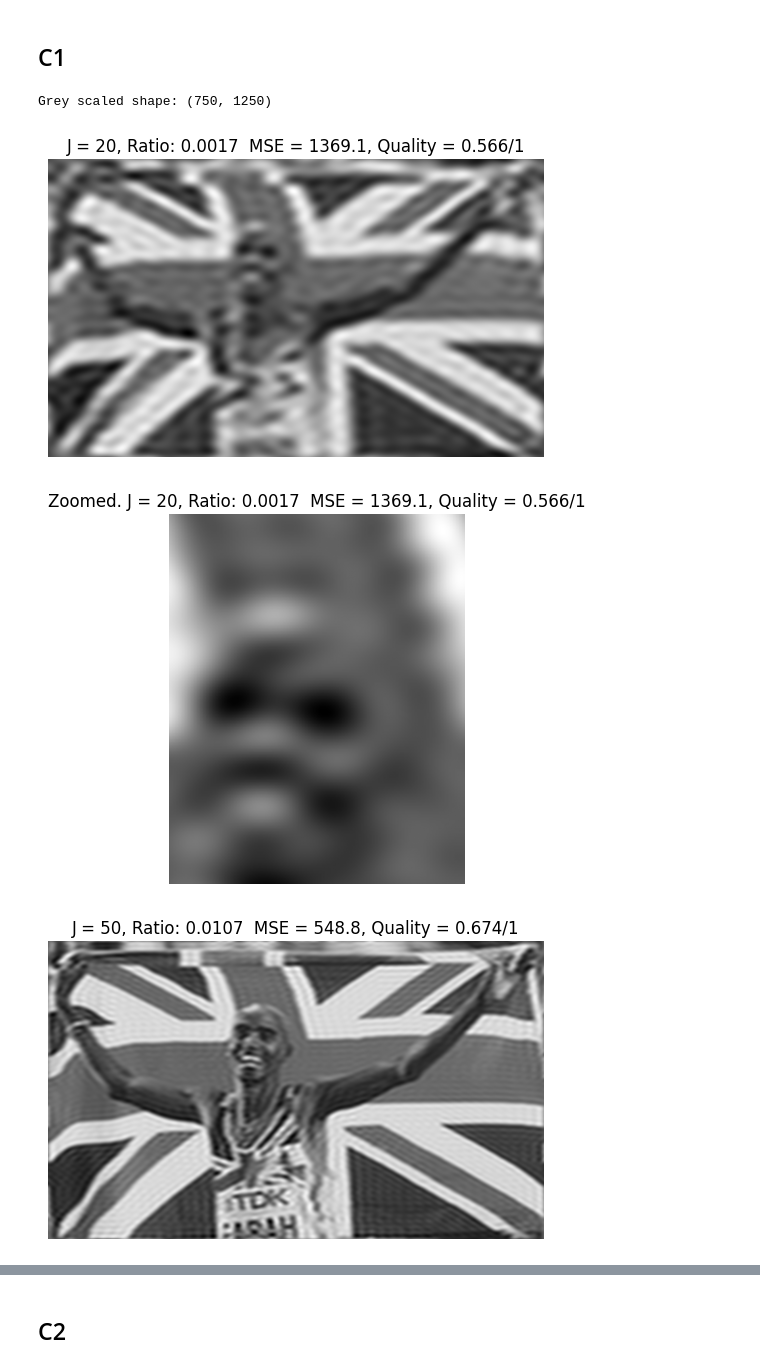
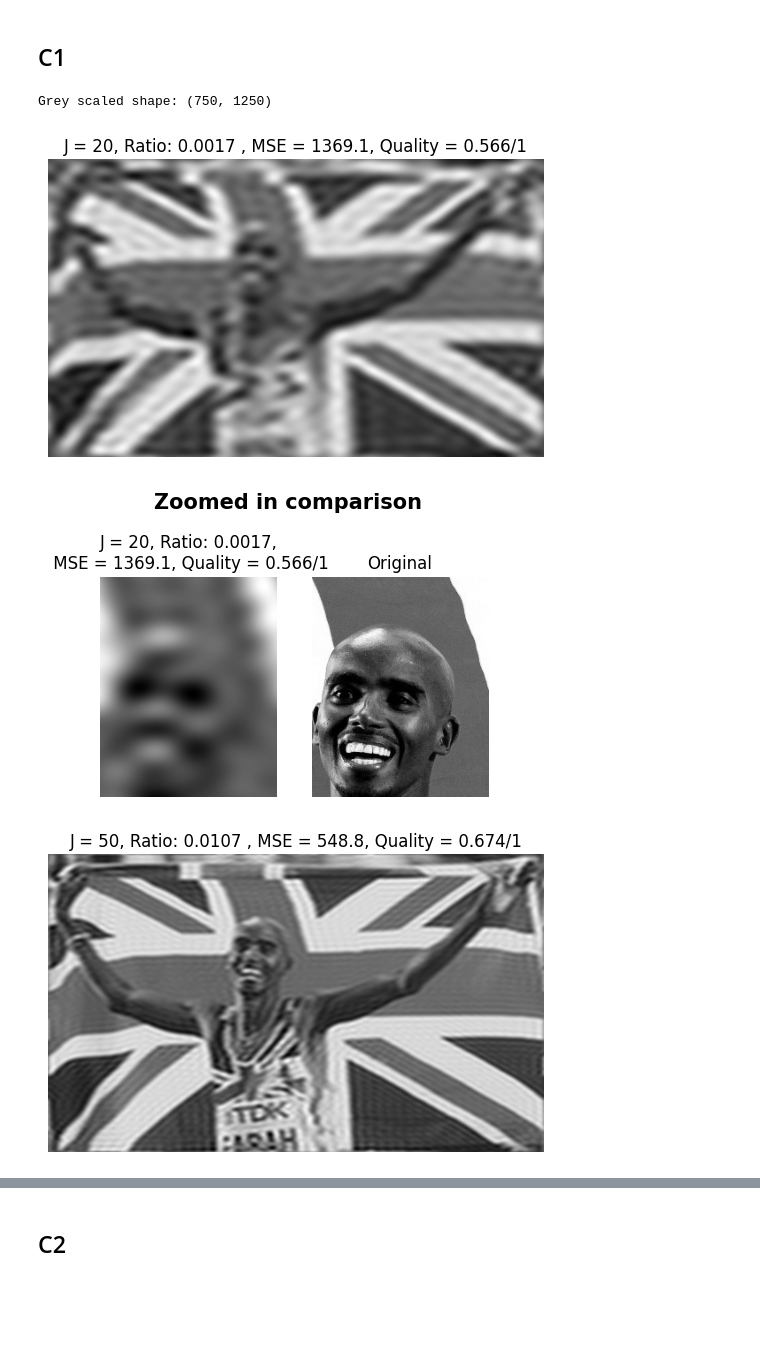
Before and after one commit to felixgalka/na-coursework, a Jupyter notebook: soln_fg551.ipynb, the cells around one changed output, grey strips where cells are left out. Saved outputs shown, nothing was run; the diff lists cells and outputs as text; code cells hidden in the pictures; blank space fills up the shorter version.

```diff
--- a/soln_fg551.ipynb
+++ b/soln_fg551.ipynb
@@ -620,6 +707,9 @@ import matplotlib.image as mpimg
 import matplotlib.pyplot as plt
 import skimage as sk
 import numpy as np
+
+# Note -> I've had to truncate a lot of lines using \
+# as the PDF doesn't wrap text within code blocks
 
 # For the image gray-scaling:
 # https://www.geeksforgeeks.org/python/python-grayscaling-of-images-using-opencv/
@@ -631,18 +721,20 @@ import numpy as np
 def mse(A, C): return np.mean((A-C)**2)
 
 def ssim(A, C):
-	score, _ = sk.metrics.structural_similarity(A, C, full=True, data_range=(max(A.max(), C.max()) - min(A.min(), C.min())))
+	score, _ = sk.metrics.structural_similarity(A, C, full=True,
+		data_range=(max(A.max(), C.max()) - min(A.min(), C.min())))
 	return score
 
 def compress(A, J):
 
 	# Expect A to be a grayscale image i.e. [[int]]
 
-	n, m = len(A), len(A[0])
+	n, m = A.shape
 
 	A_hat = np.fft.fft2(A)
-	C_hat = np.zeros((n,m), dtype=complex)
+	C_hat = np.zeros_like(A, dtype=complex)
 
+	# Predicate to see if the Fourier coefficient should be kept or zeroed
 	pred = lambda i, j: \
 		(i < J and j < J) or \
 		(i < J and j >= m - J) or \
@@ -651,43 +743,61 @@ def compress(A, J):
 
 	for i in range(n):
 		for j in range(m):
 			C_hat[i][j] = A_hat[i][j] if pred(i,j) else 0
 
 	C = np.real(np.fft.ifft2(C_hat))
-	mse_compressed, ssim_compressed = mse(A, C), ssim(A,C)
+	mse_compressed, ssim_compressed = mse(A, C), ssim(A,C) # Calculate metrics
 	return C, round(mse_compressed,1) , round(ssim_compressed,3)
 
 mo_img = mpimg.imread("image_mo.jpg")
 
+# Matrix multiply weights with the original m,n,3 matrix to get an m,n matrix,
+# which can be displayed as grayscale with cmap="gray"
+
+# Optimal weights taken from above reference
 weights = np.array([0.2989, 0.5870, 0.1140])
 mo_img = mo_img @ weights
 
 print("Grey scaled shape:", mo_img.shape)
 
 J = [20,50,100,250]
 
 for j in J:
 	compressed_img, err, qual = compress(mo_img, j)
+
+	# Take a snapshot of Mo's head to highlight any artifacts more closely.
+	# Would do a further zoom in, but don't want to take up too much space
+
 	small_compressed_img = compressed_img[100:350, 450:650]
 
+	# Display Mo reconstructed
+
 	plt.imshow(compressed_img, cmap="gray") # Display grayscale
-	plt.title(f"J = {j}, Ratio: {round(4*j**2 / (mo_img.shape[0]*mo_img.shape[1]), 4)}  MSE = {err}, Quality = {qual}/1")
+	ratio = round(4*j**2 / (mo_img.shape[0]*mo_img.shape[1]), 4)
+	plt.title(f"J = {j}, Ratio: {ratio} , MSE = {err}, Quality = {qual}/1")
 	plt.axis("off")
 	plt.show()
 
-	plt.imshow(small_compressed_img, cmap="gray") # Display grayscale
-	plt.title(f"Zoomed. J = {j}, Ratio: {round(4*j**2 / (mo_img.shape[0]*mo_img.shape[1]), 4)}  MSE = {err}, Quality = {qual}/1")
-	plt.axis("off")
+	fig, axes = plt.subplots(1, 2, figsize=(5, 4))
+	fig.suptitle("Zoomed in comparison", fontweight="bold",
+			  fontsize=15)
+	# Display Mo's face reconstructed, next to original
+
+	# Reconstructed:
+	axes[0].imshow(small_compressed_img, cmap="gray")
+	axes[0].set_title(f"J = {j}, Ratio: {ratio},\n MSE = {err}, Quality = {qual}/1")
+	axes[0].axis("off")
+
+	# Original:
+	axes[1].imshow(mo_img[100:350, 450:650], cmap="gray")
+	axes[1].set_title(f"Original")
+	axes[1].axis("off")
 	plt.show()
 
-plt.imshow(mo_img, cmap="gray") # Display grayscale
+plt.imshow(mo_img, cmap="gray") # Display original photo for comparison
 plt.title("Original photo"); plt.axis("off"); plt.show()
-
-small_mo = mo_img[100:350, 450:650]
-plt.imshow(small_mo, cmap="gray") # Display grayscale
-plt.title("Original photo, zoomed in"); plt.axis("off"); plt.show()
 # %% [output]
 Grey scaled shape: (750, 1250)
-[figure, old version]
+[figure, new version]
-[figure, old version]
+[figure, new version]
-[figure, old version]
+[figure, new version]
```
Also changed, not shown: parts of 20 cells of this notebook, 2 other files.
